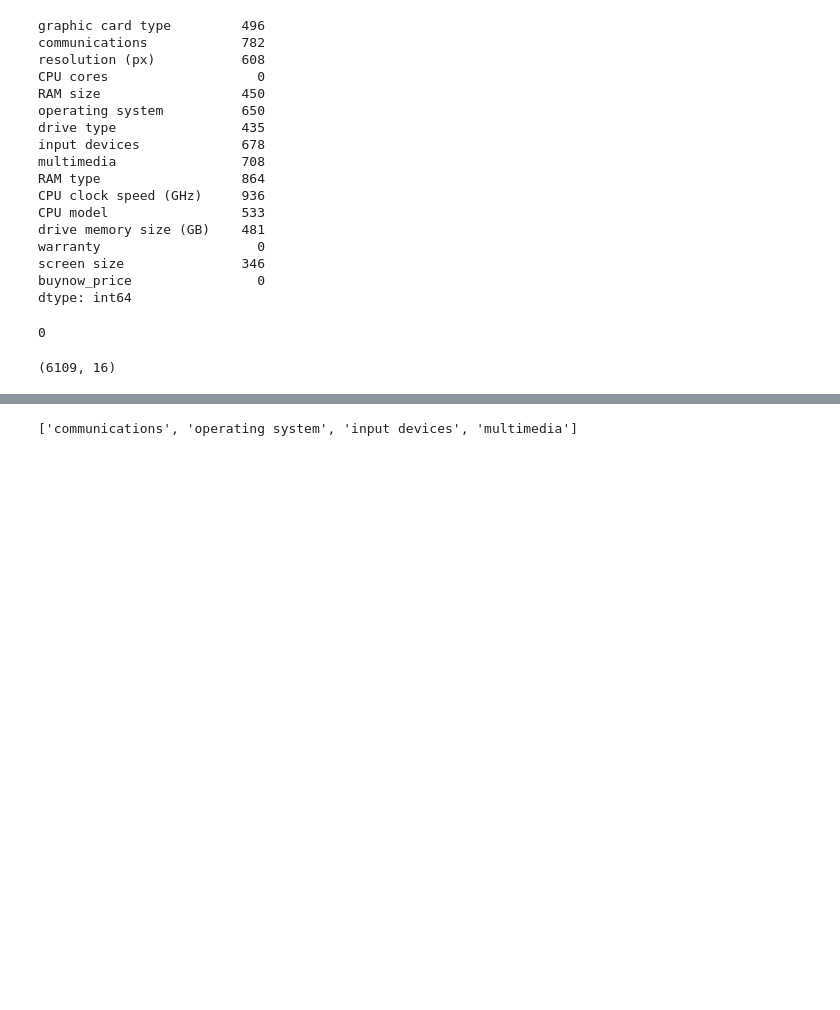
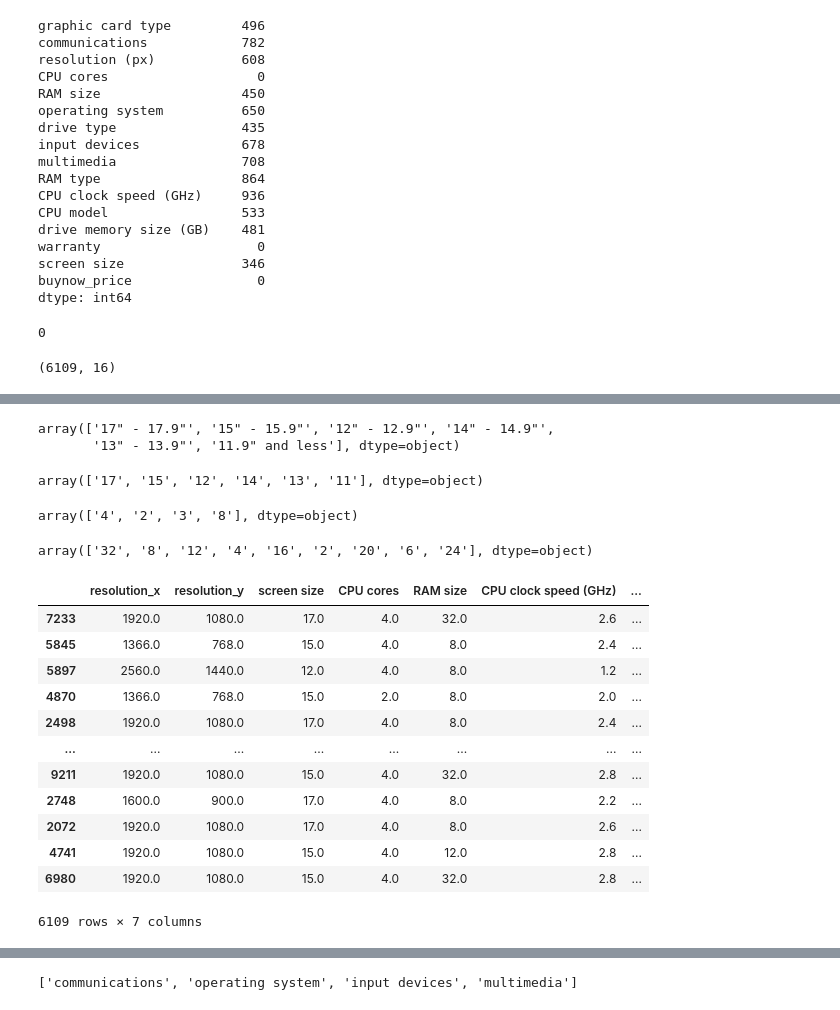
Before and after one commit to CHANDUKOLUSU/Laptop-Price-Prediction-using-ML-DL, a Jupyter notebook: Laptop Price Prediction.ipynb, the cells around one changed output, grey strips where cells are left out. Saved outputs shown, nothing was run; the diff lists cells and outputs as text; code cells hidden in the pictures; blank space fills up the shorter version.

```diff
--- a/Laptop Price Prediction.ipynb
+++ b/Laptop Price Prediction.ipynb
@@ -102,0 +110,4 @@ df.shape
+# %%
+df['resolution_x'] = df['resolution (px)'].apply(lambda x : x.split(' x ')[0])
+df['resolution_y'] = df['resolution (px)'].apply(lambda x : x.split(' x ')[1])
+df['resolution_x'], df['resolution_y']
@@ -102,0 +132,40 @@ df.shape
+# %%
+df.drop(columns=['resolution (px)'], inplace=True)
+# %%
+df['screen size'].unique()
+# %% [output]
+array(['17" - 17.9"', '15" - 15.9"', '12" - 12.9"', '14" - 14.9"',
+       '13" - 13.9"', '11.9" and less'], dtype=object)
+# %%
+df['screen size'] = df['screen size'].apply(lambda x : x[:2])
+df['screen size'].unique()
+# %% [output]
+array(['17', '15', '12', '14', '13', '11'], dtype=object)
+# %%
+df['CPU cores'].unique()
+# %% [output]
+array(['4', '2', '3', '8'], dtype=object)
+# %%
+df['RAM size'] = df['RAM size'].str.replace(' gb', '',regex=True)
+df['RAM size'] = df['RAM size'].str.replace('256 mb', '0.256', regex=False)
+df['RAM size'].unique()
+# %% [output]
+array(['32', '8', '12', '4', '16', '2', '20', '6', '24'], dtype=object)
+# %%
+numerical_columns = ['resolution_x', 'resolution_y', 'screen size', 'CPU cores', 'RAM size', 'CPU clock speed (GHz)', 'drive memory size (GB)']
+df_numeric = df[numerical_columns].astype(float)
+df_numeric
+# %% [output]
+|  | resolution_x | resolution_y | screen size | CPU cores | RAM size | CPU clock speed (GHz) | ... |
+| 7233 | 1920.0 | 1080.0 | 17.0 | 4.0 | 32.0 | 2.6 | ... |
+| 5845 | 1366.0 | 768.0 | 15.0 | 4.0 | 8.0 | 2.4 | ... |
+| 5897 | 2560.0 | 1440.0 | 12.0 | 4.0 | 8.0 | 1.2 | ... |
+| 4870 | 1366.0 | 768.0 | 15.0 | 2.0 | 8.0 | 2.0 | ... |
+| 2498 | 1920.0 | 1080.0 | 17.0 | 4.0 | 8.0 | 2.4 | ... |
+| ... | ... | ... | ... | ... | ... | ... | ... |
+| 9211 | 1920.0 | 1080.0 | 15.0 | 4.0 | 32.0 | 2.8 | ... |
+| 2748 | 1600.0 | 900.0 | 17.0 | 4.0 | 8.0 | 2.2 | ... |
+| 2072 | 1920.0 | 1080.0 | 17.0 | 4.0 | 8.0 | 2.6 | ... |
+| 4741 | 1920.0 | 1080.0 | 15.0 | 4.0 | 12.0 | 2.8 | ... |
+| 6980 | 1920.0 | 1080.0 | 15.0 | 4.0 | 32.0 | 2.8 | ... |
+6109 rows × 7 columns
```
Also changed, not shown: parts of 17 cells of this notebook.
